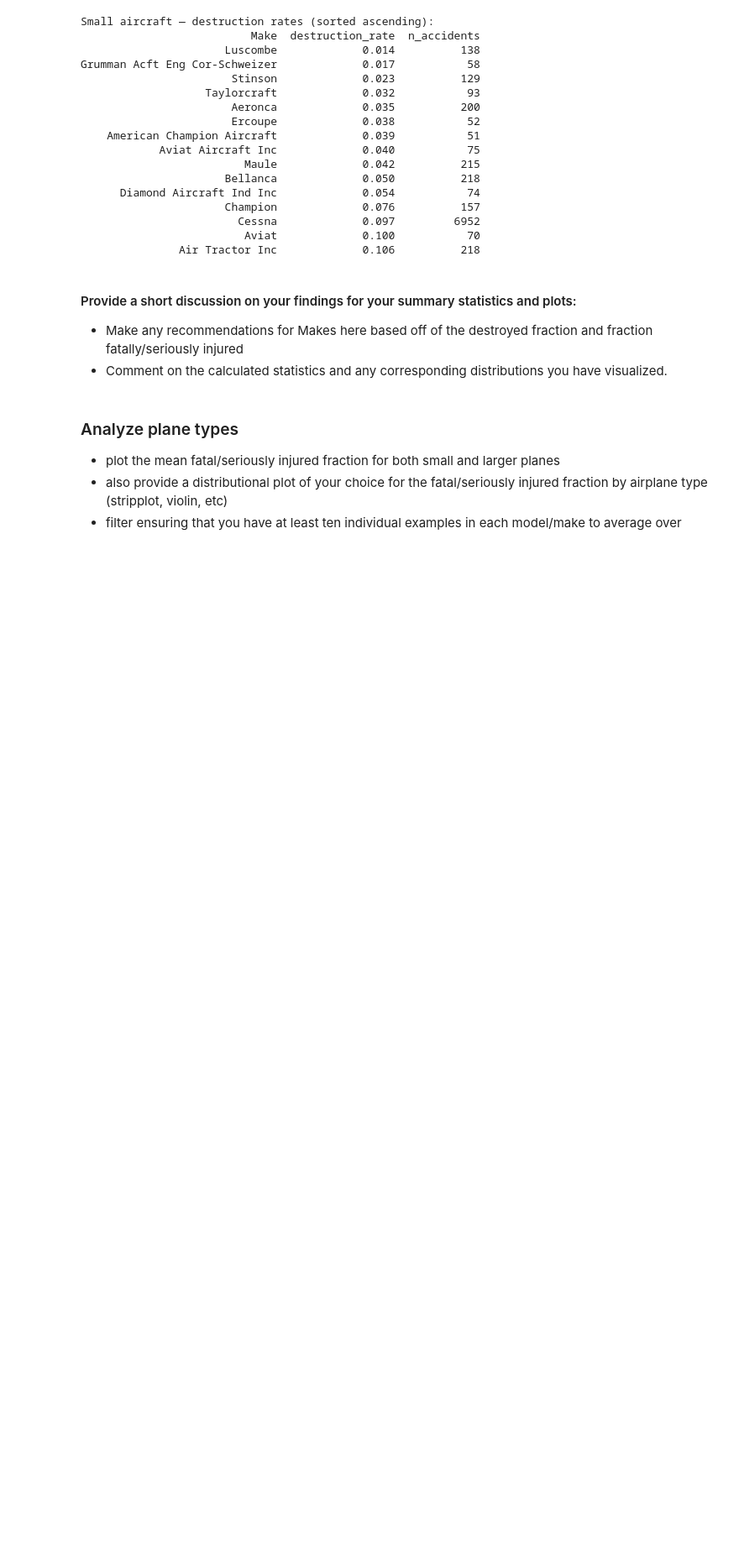
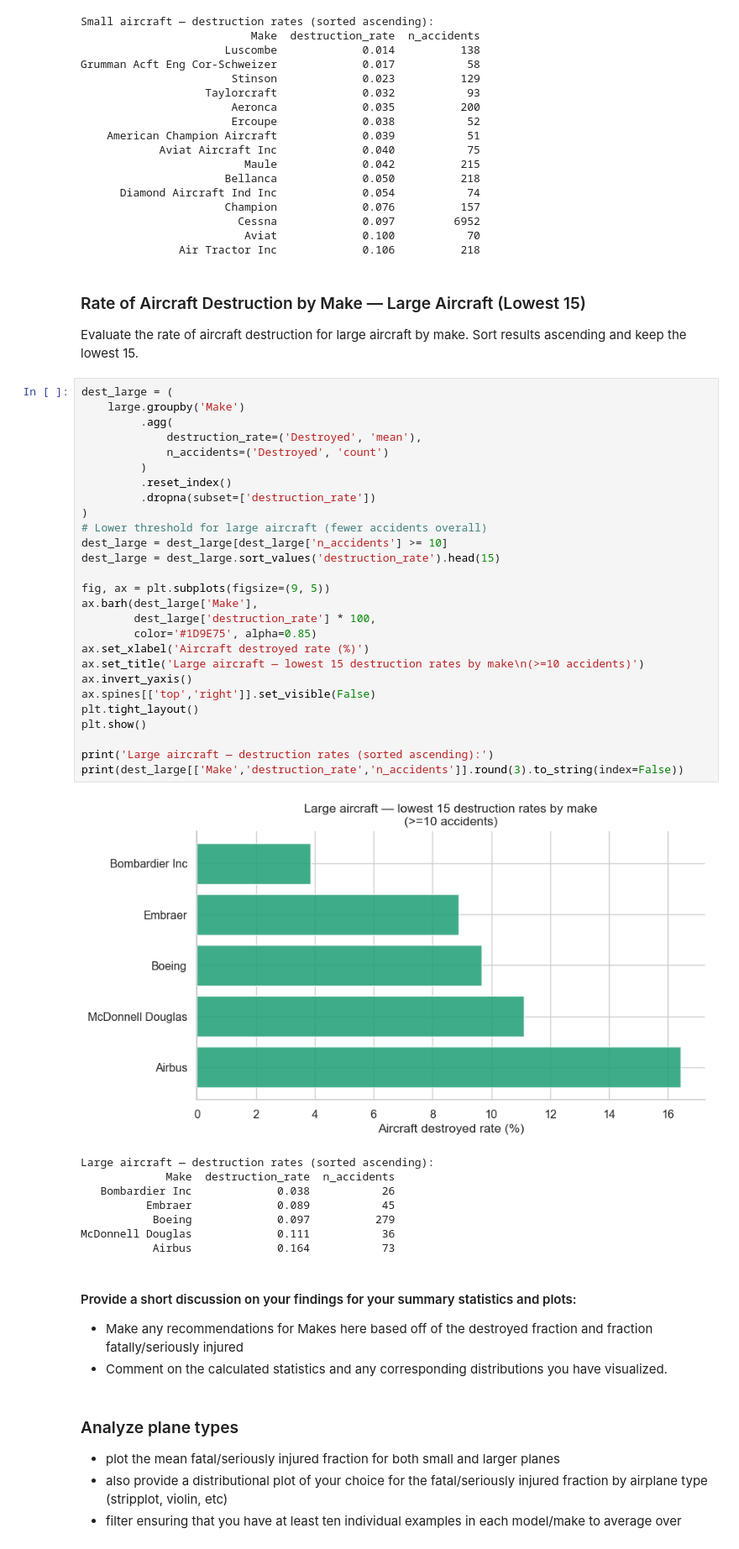
Before and after one commit to janemurungi2-creator/dsc-course0-m8-lab, a Jupyter notebook: Aviation_Accidents_Data_Analysis.ipynb, the cells around one changed output. Shown at 84% size. Cells and saved outputs as stored; diff of their text form; blank space fills up the shorter version.

Commit message:
updated analysis: plot aircraft destruction rates by make for small and large aircraft

```diff
--- a/Aviation_Accidents_Data_Analysis.ipynb
+++ b/Aviation_Accidents_Data_Analysis.ipynb
@@ -282,6 +282,47 @@ Grumman Acft Eng Cor-Schweizer             0.017           58
                         Cessna             0.097         6952
                          Aviat             0.100           70
                Air Tractor Inc             0.106          218
+# %% [markdown]
+### Rate of Aircraft Destruction by Make — Large Aircraft (Lowest 15)
+
+Evaluate the rate of aircraft destruction for large aircraft by make.
+Sort results ascending and keep the lowest 15.
+# %%
+dest_large = (
+    large.groupby('Make')
+         .agg(
+             destruction_rate=('Destroyed', 'mean'),
+             n_accidents=('Destroyed', 'count')
+         )
+         .reset_index()
+         .dropna(subset=['destruction_rate'])
+)
+# Lower threshold for large aircraft (fewer accidents overall)
+dest_large = dest_large[dest_large['n_accidents'] >= 10]
+dest_large = dest_large.sort_values('destruction_rate').head(15)
+
+fig, ax = plt.subplots(figsize=(9, 5))
+ax.barh(dest_large['Make'],
+        dest_large['destruction_rate'] * 100,
+        color='#1D9E75', alpha=0.85)
+ax.set_xlabel('Aircraft destroyed rate (%)')
+ax.set_title('Large aircraft — lowest 15 destruction rates by make\n(>=10 accidents)')
+ax.invert_yaxis()
+ax.spines[['top','right']].set_visible(False)
+plt.tight_layout()
+plt.show()
+
+print('Large aircraft — destruction rates (sorted ascending):')
+print(dest_large[['Make','destruction_rate','n_accidents']].round(3).to_string(index=False))
+# %% [output]
+[figure, added]
+Large aircraft — destruction rates (sorted ascending):
+             Make  destruction_rate  n_accidents
+   Bombardier Inc             0.038           26
+          Embraer             0.089           45
+           Boeing             0.097          279
+McDonnell Douglas             0.111           36
+           Airbus             0.164           73
 # %% [markdown]
 #### Provide a short discussion on your findings for your summary statistics and plots:
 - Make any recommendations for Makes here based off of the destroyed fraction and fraction fatally/seriously injured
```
